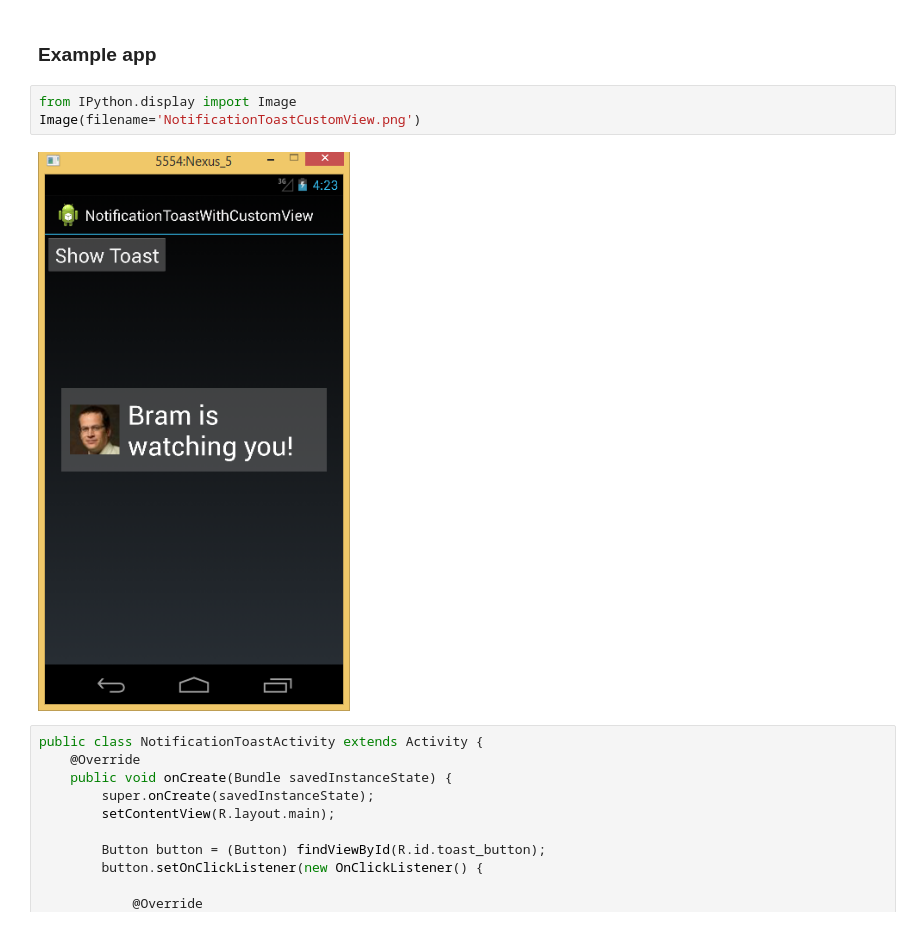
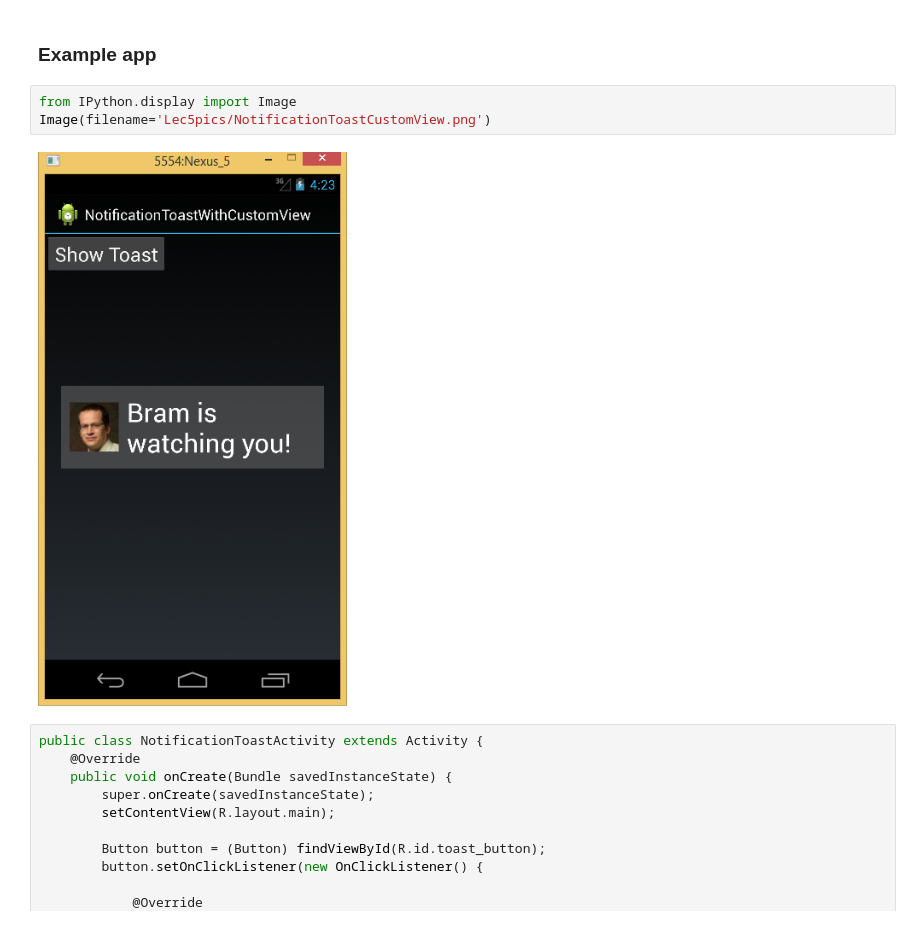
Before and after one commit to nobari/LAO, a Jupyter notebook: week5/Lecture5.ipynb, the cells around one changed output. Cells and saved outputs as stored; diff of their text form.

```diff
--- a/week5/Lecture5.ipynb
+++ b/week5/Lecture5.ipynb
@@ -70,9 +143,9 @@ public class NotificationToastActivity extends Activity {
 ### Example app
 # %%
 from IPython.display import Image
-Image(filename='NotificationToastCustomView.png')
+Image(filename='Lec5pics/NotificationToastCustomView.png')
 # %% [output]
-[figure, old version]
+[figure, new version]
 # %%
 public class NotificationToastActivity extends Activity {
 	@Override
```
Also changed, not shown: parts of 196 cells of this notebook, 40 other files.
